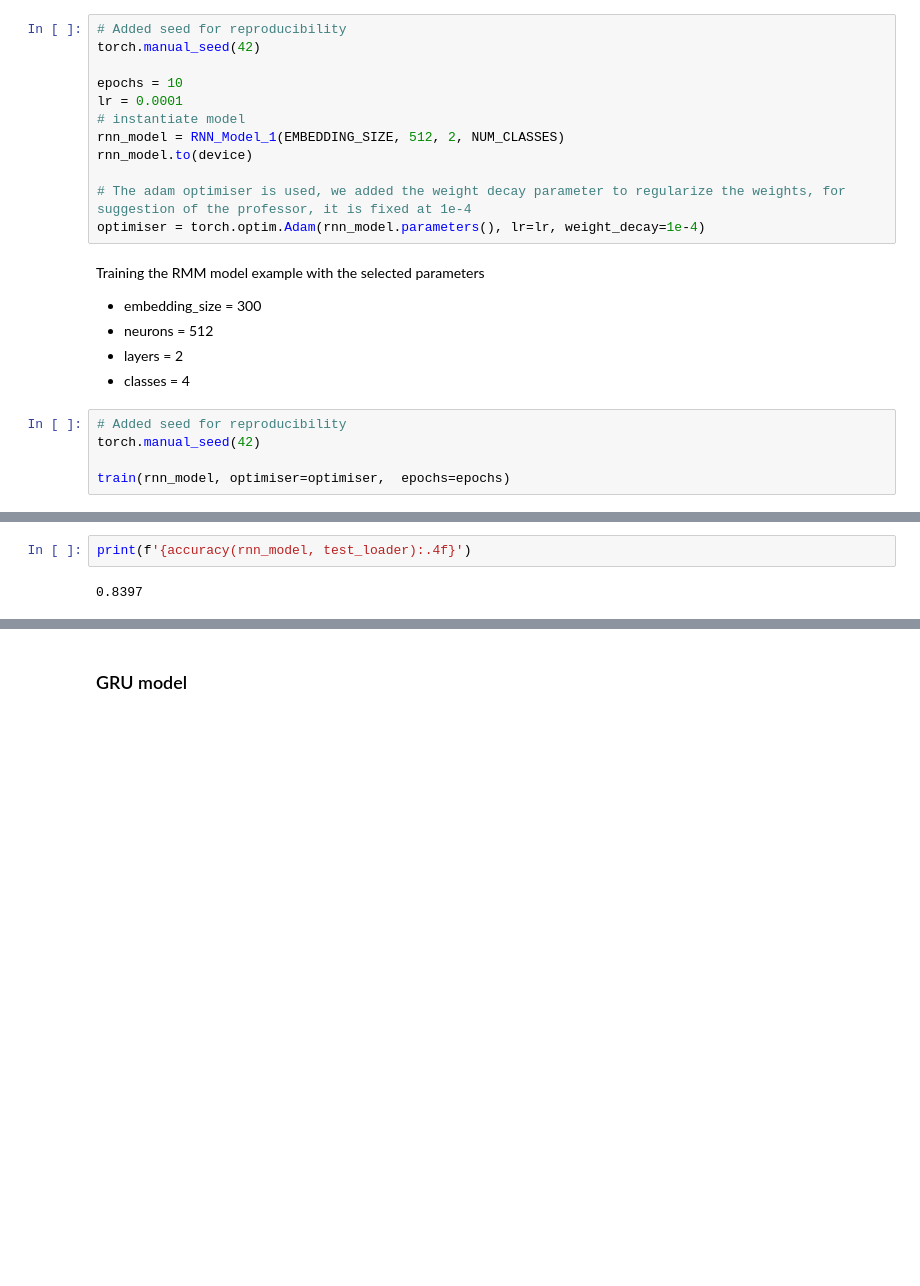
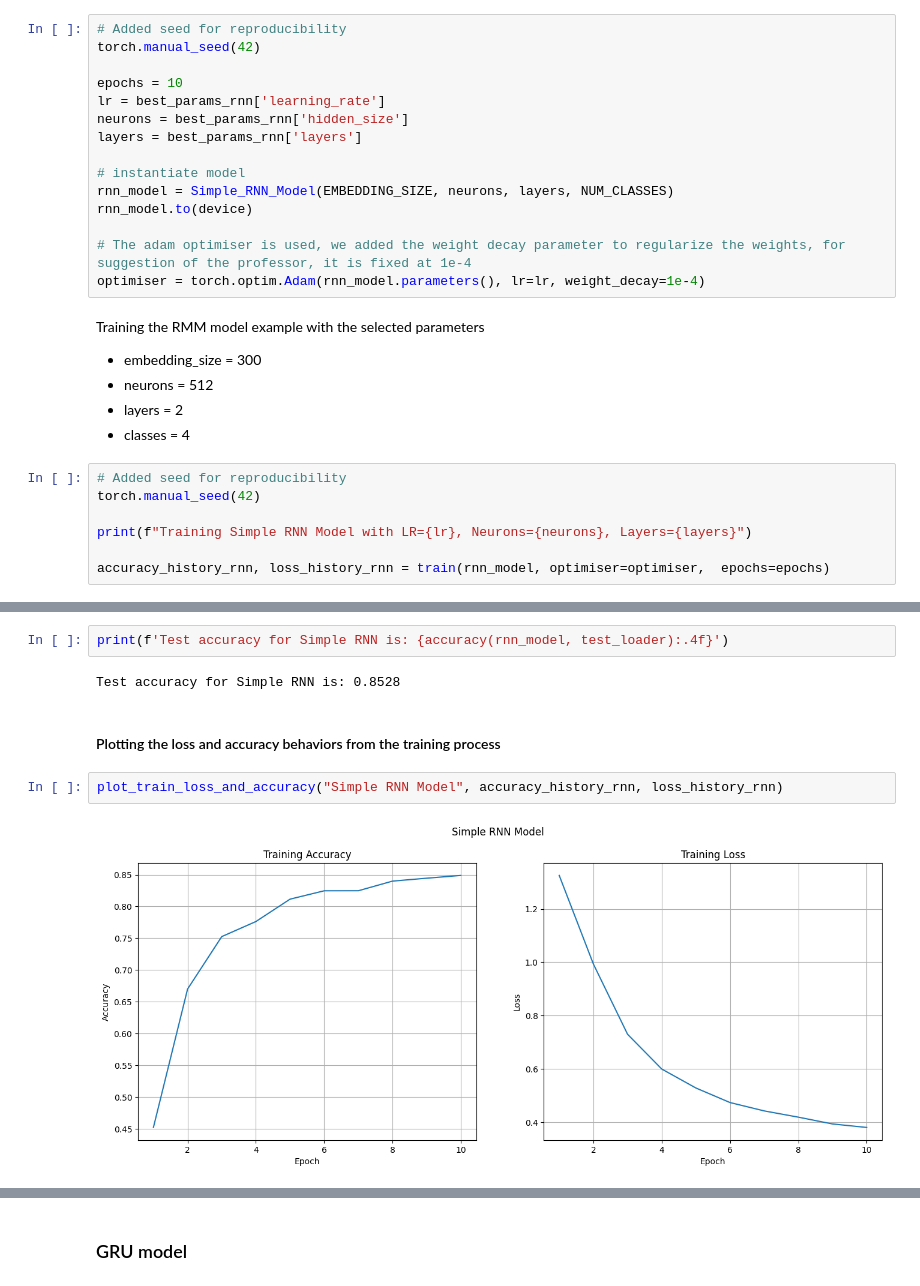
Before and after one commit to JesusAnaya/MNA-AMLM, a Jupyter notebook: A3b_DL_TC5033_AD2023_text_classifier_updated.ipynb, the cells around one changed output, grey strips where cells are left out. Drawn from its saved outputs; the diff is of its cells as text; blank space fills up the shorter version.

```diff
--- a/A3b_DL_TC5033_AD2023_text_classifier_updated.ipynb
+++ b/A3b_DL_TC5033_AD2023_text_classifier_updated.ipynb
@@ -312,9 +553,12 @@ Running first example using a RNN model
 torch.manual_seed(42)
 
 epochs = 10
-lr = 0.0001
+lr = best_params_rnn['learning_rate']
+neurons = best_params_rnn['hidden_size']
+layers = best_params_rnn['layers']
+
 # instantiate model
-rnn_model = RNN_Model_1(EMBEDDING_SIZE, 512, 2, NUM_CLASSES)
+rnn_model = Simple_RNN_Model(EMBEDDING_SIZE, neurons, layers, NUM_CLASSES)
 rnn_model.to(device)
 
 # The adam optimiser is used, we added the weight decay parameter to regularize the weights, for suggestion of the professor, it is fixed at 1e-4
@@ -330,5 +574,7 @@ Training the RMM model example with the selected parameters
 # Added seed for reproducibility
 torch.manual_seed(42)
 
-train(rnn_model, optimiser=optimiser,  epochs=epochs)
+print(f"Training Simple RNN Model with LR={lr}, Neurons={neurons}, Layers={layers}")
+
+accuracy_history_rnn, loss_history_rnn = train(rnn_model, optimiser=optimiser,  epochs=epochs)
 # %% [output]
@@ -345,4 +614,10 @@ Epoch 10, Loss: 0.47421783208847046, Validation Accuracy: 0.8368333333333333
 # %%
-print(f'{accuracy(rnn_model, test_loader):.4f}')
+print(f'Test accuracy for Simple RNN is: {accuracy(rnn_model, test_loader):.4f}')
 # %% [output]
-0.8397
+Test accuracy for Simple RNN is: 0.8528
+# %% [markdown]
+#### Plotting the loss and accuracy behaviors from the training process
+# %%
+plot_train_loss_and_accuracy("Simple RNN Model", accuracy_history_rnn, loss_history_rnn)
+# %% [output]
+[figure, added]
```
Also changed, not shown: parts of 40 cells of this notebook.
